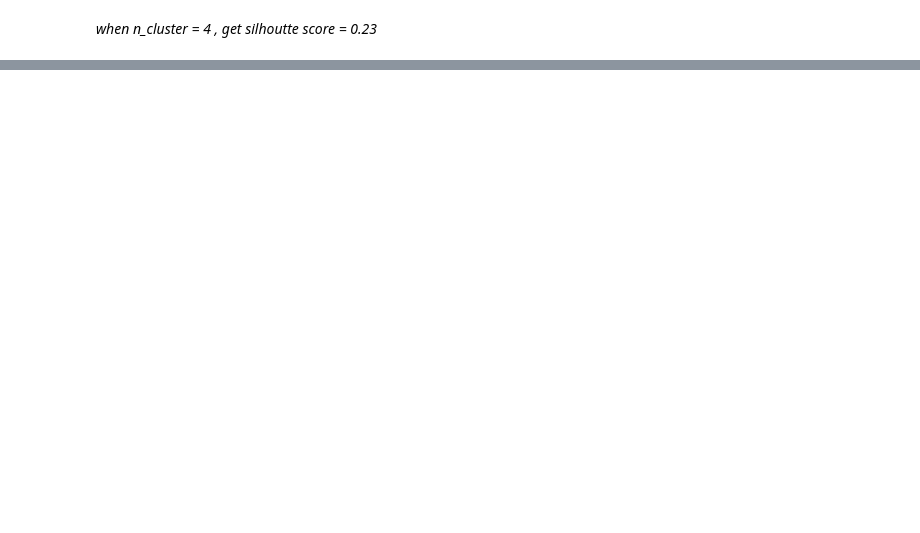
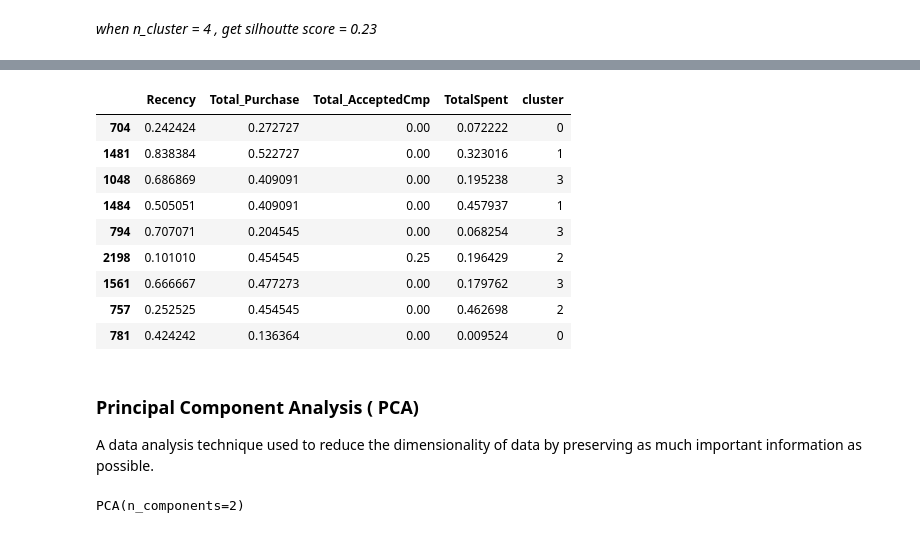
Before and after one commit to masendhy/predict_customer_personality_to_boost_marketing_campaign_by_using_machine_learning, a Jupyter notebook: predict_customer_personality_to_boost_marketing_campaign_by_using_machine_learning.ipynb, the cells around one changed output, grey strips where cells are left out. Cells and saved outputs as stored; diff of their text form; code cells hidden in the pictures; blank space fills up the shorter version.

```diff
--- a/predict_customer_personality_to_boost_marketing_campaign_by_using_machine_learning.ipynb
+++ b/predict_customer_personality_to_boost_marketing_campaign_by_using_machine_learning.ipynb
@@ -379,0 +421,25 @@ for i, label in enumerate(silhouette_score_arr):
+# %%
+df_model.sample(9)
+# %% [output]
+|  | Recency | Total_Purchase | Total_AcceptedCmp | TotalSpent | cluster |
+| 704 | 0.242424 | 0.272727 | 0.00 | 0.072222 | 0 |
+| 1481 | 0.838384 | 0.522727 | 0.00 | 0.323016 | 1 |
+| 1048 | 0.686869 | 0.409091 | 0.00 | 0.195238 | 3 |
+| 1484 | 0.505051 | 0.409091 | 0.00 | 0.457937 | 1 |
+| 794 | 0.707071 | 0.204545 | 0.00 | 0.068254 | 3 |
+| 2198 | 0.101010 | 0.454545 | 0.25 | 0.196429 | 2 |
+| 1561 | 0.666667 | 0.477273 | 0.00 | 0.179762 | 3 |
+| 757 | 0.252525 | 0.454545 | 0.00 | 0.462698 | 2 |
+| 781 | 0.424242 | 0.136364 | 0.00 | 0.009524 | 0 |
+# %% [markdown]
+### **Principal Component Analysis ( PCA)**
+A data analysis technique used to reduce the dimensionality of data by preserving as much important information as possible.
+# %%
+from sklearn.decomposition import PCA
+
+df_pca = df_model.drop(['cluster'],axis=1)
+
+pca = PCA(n_components=2)
+pca.fit(df_pca)
+# %% [output]
+PCA(n_components=2)
```
Also changed, not shown: parts of 13 cells of this notebook.
